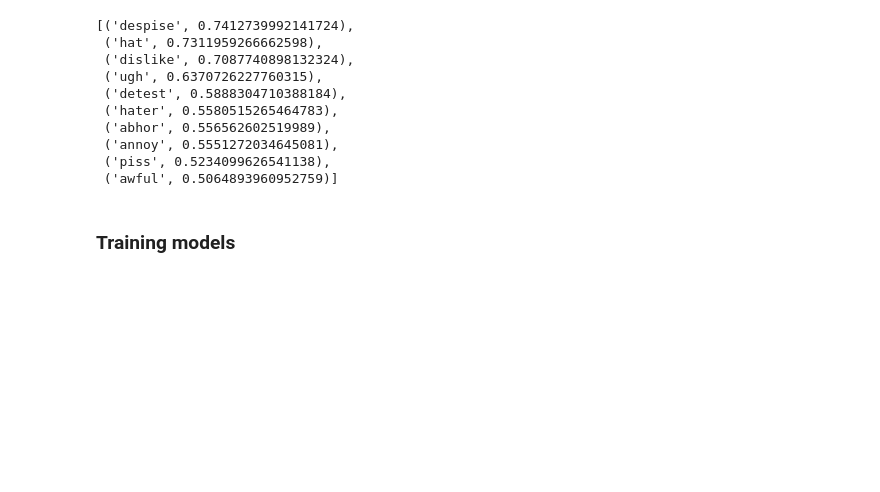
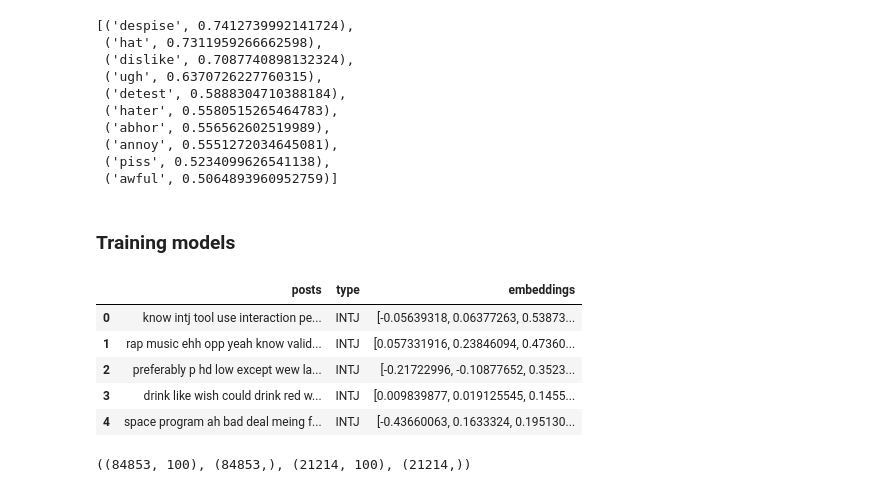
Before and after one commit to andrew-lin-chang/lin371-mbti, a Jupyter notebook: mbti.ipynb, the cells around one changed output. Cells and saved outputs as stored; diff of their text form; code cells hidden in the pictures; blank space fills up the shorter version.

Commit message:
train and test split

```diff
--- a/mbti.ipynb
+++ b/mbti.ipynb
@@ -210,3 +210,34 @@ reddit_model.wv.most_similar('hate')
 reddit_model.save("reddit_word2vec.model")
 # %% [markdown]
 ### Training models
+# %%
+# load saved model to continue training
+reddit_model = word2vec.Word2Vec.load("reddit_word2vec.model")
+# %%
+# computes the average word vector for each post
+def create_word_embedding(doc, model):
+    return np.mean([model.wv[word] for word in doc.split() if word in model.wv], axis=0)
+
+# creates a word embedding for each post
+reddit_df['embeddings'] = reddit_df['posts'].apply(lambda x: create_word_embedding(x, reddit_model))
+reddit_df.head(5)
+# %% [output]
+|  | posts | type | embeddings |
+| 0 | know intj tool use interaction pe... | INTJ | [-0.05639318, 0.06377263, 0.53873... |
+| 1 | rap music ehh opp yeah know valid... | INTJ | [0.057331916, 0.23846094, 0.47360... |
+| 2 | preferably p hd low except wew la... | INTJ | [-0.21722996, -0.10877652, 0.3523... |
+| 3 | drink like wish could drink red w... | INTJ | [0.009839877, 0.019125545, 0.1455... |
+| 4 | space program ah bad deal meing f... | INTJ | [-0.43660063, 0.1633324, 0.195130... |
+# %%
+from sklearn.model_selection import train_test_split
+
+# create train and test split on word embeddings
+X_reddit = np.array(reddit_df['embeddings'].to_list())
+y_reddit = reddit_df['type']
+
+# stratify ensures both train and test sets will have same class distribution as original dataset
+X_train_reddit, X_test_reddit, y_train_reddit, y_test_reddit = train_test_split(X_reddit, y_reddit, test_size=0.2, random_state=3, stratify=y_reddit)
+
+X_train_reddit.shape, y_train_reddit.shape, X_test_reddit.shape, y_test_reddit.shape
+# %% [output]
+((84853, 100), (84853,), (21214, 100), (21214,))
```
